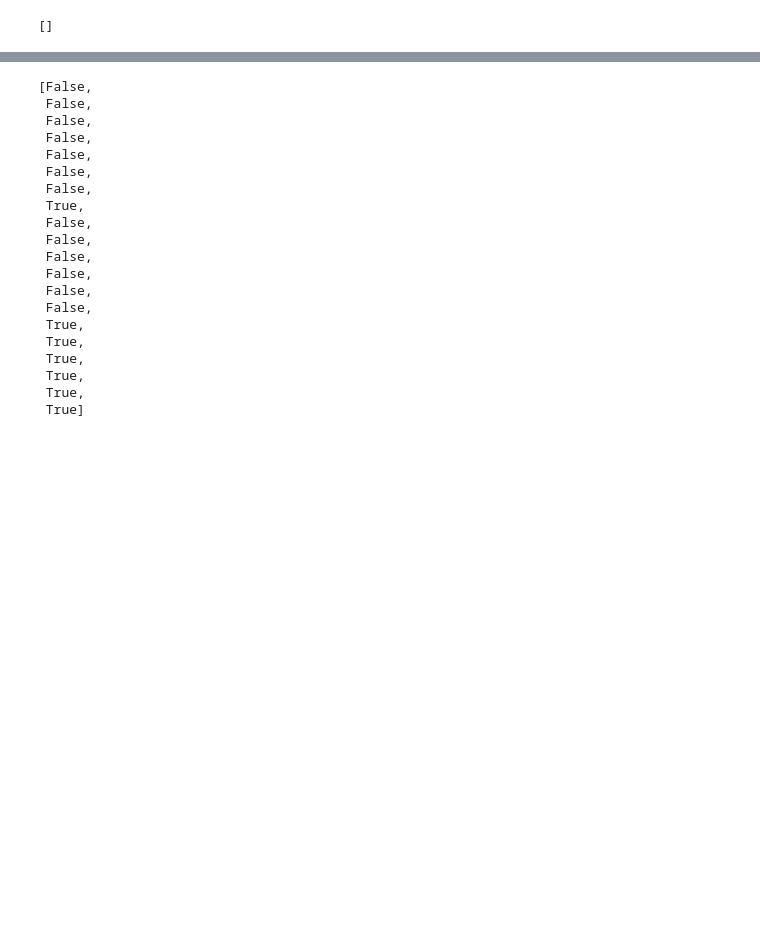
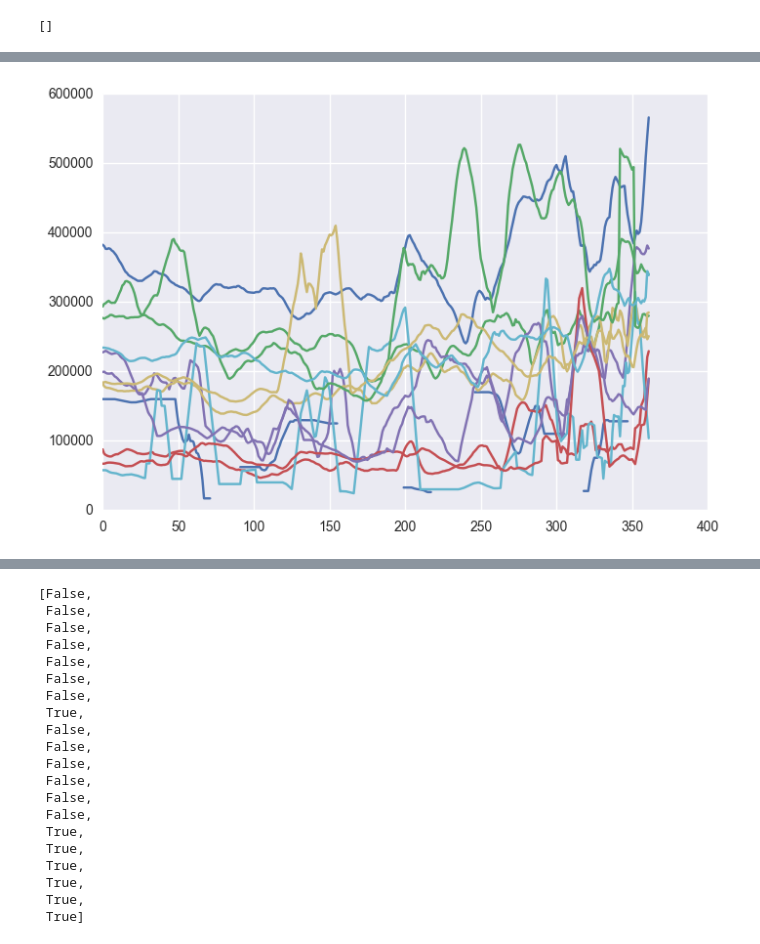
Before and after one commit to samjwil/RealEstatePredict, a Jupyter notebook: Trulia2.ipynb, the cells around one changed output, grey strips where cells are left out. Drawn from its saved outputs; the diff is of its cells as text; code cells hidden in the pictures; blank space fills up the shorter version.

```diff
--- a/Trulia2.ipynb
+++ b/Trulia2.ipynb
@@ -609,0 +727,10 @@ plt.show()
+# %%
+plt.close('all')
+
+for id_, row in enumerate(fulldf2.values):
+    plt.plot(row)
+    if id_>10:
+        break
+plt.show()
+# %% [output]
+[figure, added]
```
Also changed, not shown: parts of 12 cells of this notebook.
